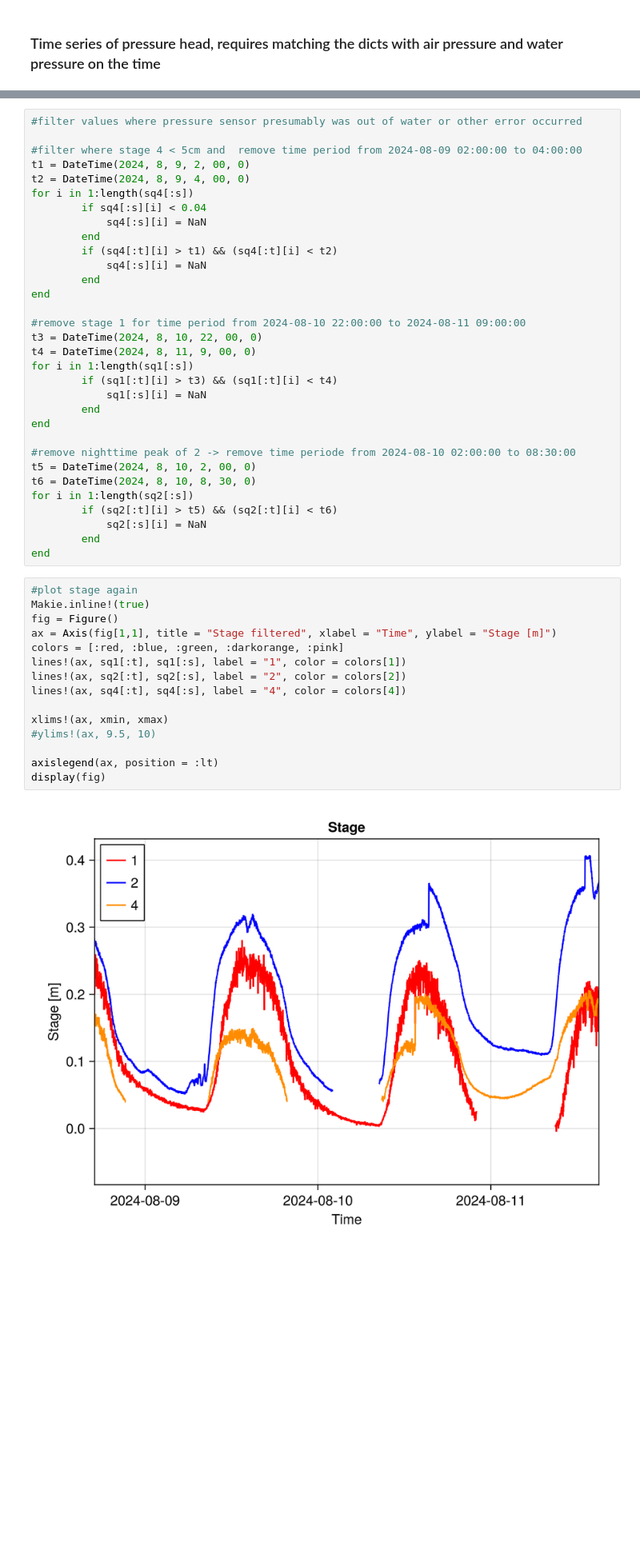
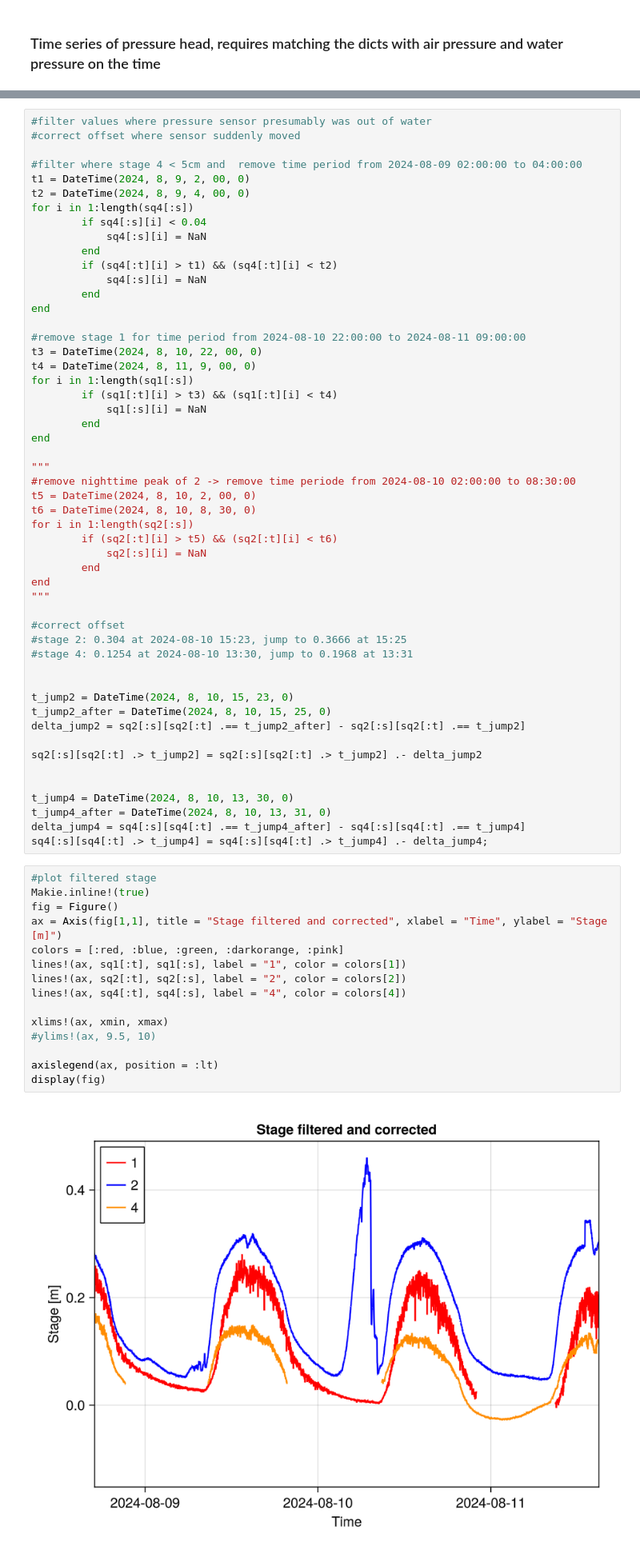
Before and after one commit to cherold01/SupraglacialStreamsAletsch, a Jupyter notebook: notebooks/5_further_work.ipynb, the cells around one changed output, grey strips where cells are left out. Shown at 80% size. Drawn from its saved outputs; the diff is of its cells as text; blank space fills up the shorter version.

```diff
--- a/notebooks/5_further_work.ipynb
+++ b/notebooks/5_further_work.ipynb
@@ -246,6 +246,7 @@ display(fig)
 GLMakie.Screen(...)
 # %%
-#filter values where pressure sensor presumably was out of water or other error occurred
+#filter values where pressure sensor presumably was out of water
+#correct offset where sensor suddenly moved
 
 #filter where stage 4 < 5cm and  remove time period from 2024-08-09 02:00:00 to 04:00:00
 t1 = DateTime(2024, 8, 9, 2, 00, 0)
@@ -268,6 +269,7 @@ for i in 1:length(sq1[:s])
         end
 end
 
+"""
 #remove nighttime peak of 2 -> remove time periode from 2024-08-10 02:00:00 to 08:30:00
 t5 = DateTime(2024, 8, 10, 2, 00, 0)
 t6 = DateTime(2024, 8, 10, 8, 30, 0)
@@ -276,21 +278,39 @@ for i in 1:length(sq2[:s])
             sq2[:s][i] = NaN
         end
 end
+"""
+
+#correct offset
+#stage 2: 0.304 at 2024-08-10 15:23, jump to 0.3666 at 15:25
+#stage 4: 0.1254 at 2024-08-10 13:30, jump to 0.1968 at 13:31
+
+
+t_jump2 = DateTime(2024, 8, 10, 15, 23, 0)
+t_jump2_after = DateTime(2024, 8, 10, 15, 25, 0)
+delta_jump2 = sq2[:s][sq2[:t] .== t_jump2_after] - sq2[:s][sq2[:t] .== t_jump2]
+
+sq2[:s][sq2[:t] .> t_jump2] = sq2[:s][sq2[:t] .> t_jump2] .- delta_jump2
+
+
+t_jump4 = DateTime(2024, 8, 10, 13, 30, 0)
+t_jump4_after = DateTime(2024, 8, 10, 13, 31, 0)
+delta_jump4 = sq4[:s][sq4[:t] .== t_jump4_after] - sq4[:s][sq4[:t] .== t_jump4]
+sq4[:s][sq4[:t] .> t_jump4] = sq4[:s][sq4[:t] .> t_jump4] .- delta_jump4;
 # %%
-#plot stage again
+#plot filtered stage
 Makie.inline!(true)
 fig = Figure()
-ax = Axis(fig[1,1], title = "Stage filtered", xlabel = "Time", ylabel = "Stage [m]")
+ax = Axis(fig[1,1], title = "Stage filtered and corrected", xlabel = "Time", ylabel = "Stage [m]")
 colors = [:red, :blue, :green, :darkorange, :pink]
 lines!(ax, sq1[:t], sq1[:s], label = "1", color = colors[1])
 lines!(ax, sq2[:t], sq2[:s], label = "2", color = colors[2])
 lines!(ax, sq4[:t], sq4[:s], label = "4", color = colors[4])
 
 xlims!(ax, xmin, xmax)
 #ylims!(ax, 9.5, 10)
 
 axislegend(ax, position = :lt)
 display(fig)
 # %% [output]
-[figure, old version]
+[figure, new version]
 GLMakie.Screen(...)
```
Also changed, not shown: parts of 7 cells of this notebook, 7 other files.
